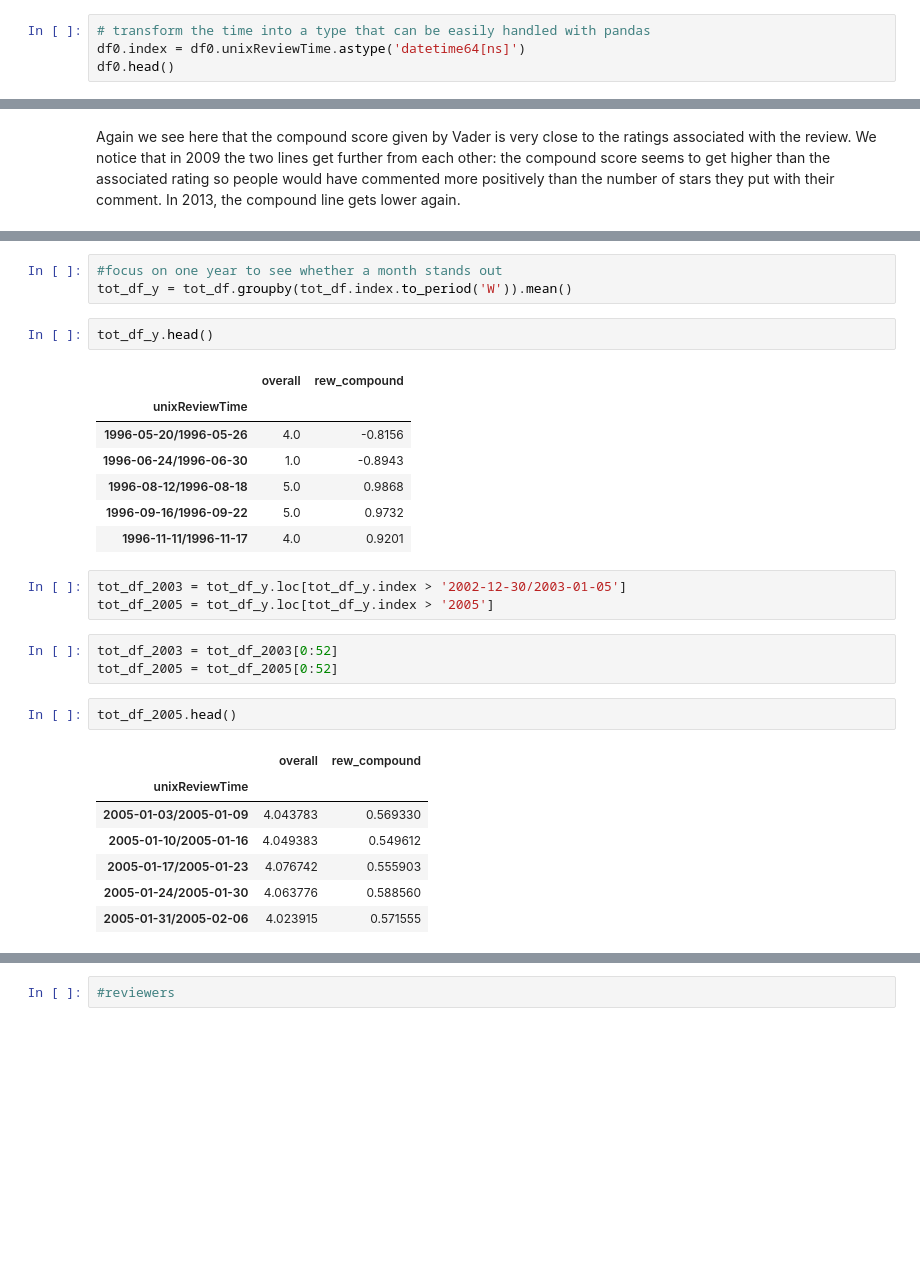
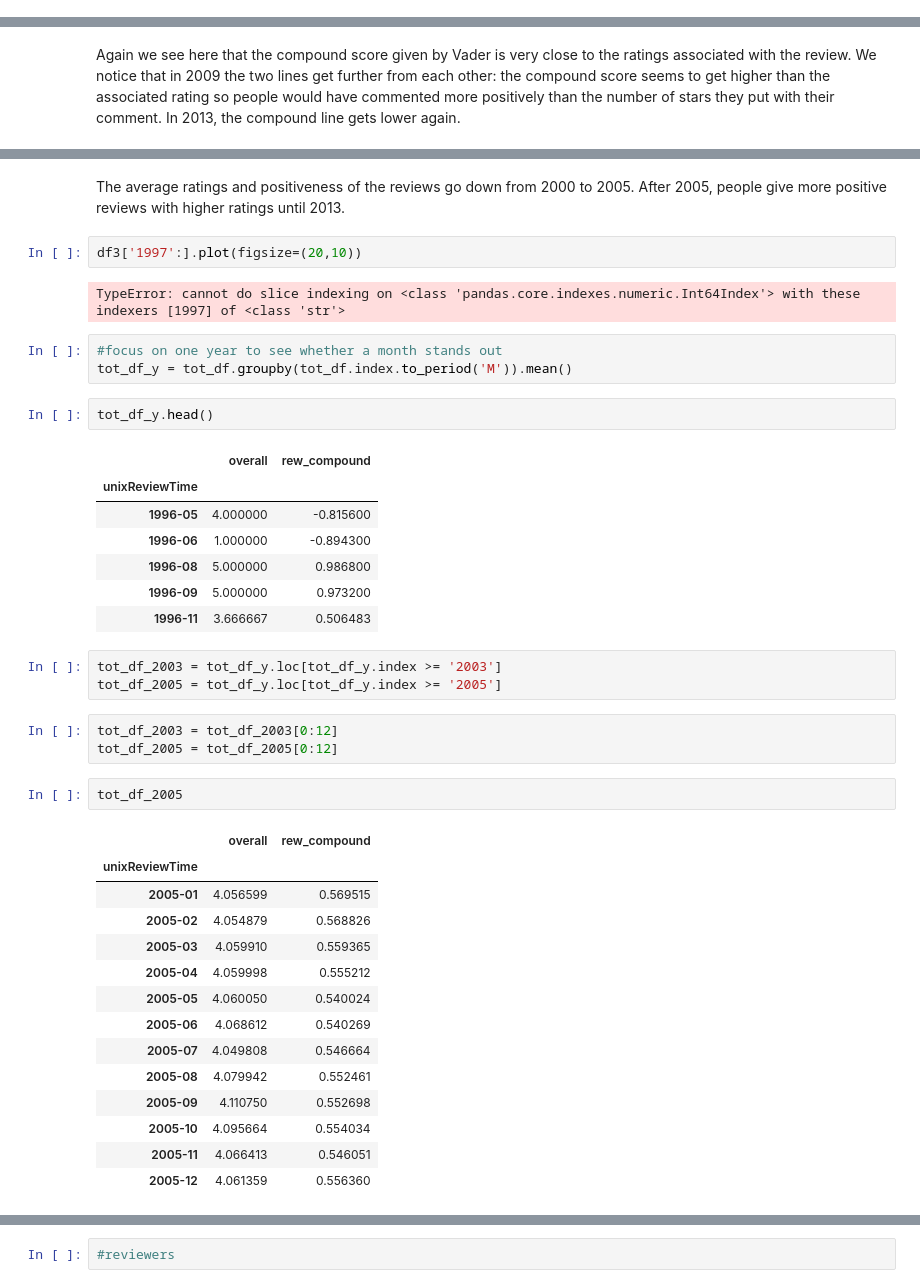
Before and after one commit to adamkozak/ADA2017-project, a Jupyter notebook: Project/Data_processing_milestone3.ipynb, the cells around one changed output, grey strips where cells are left out. Saved outputs shown, nothing was run; the diff lists cells and outputs as text; blank space fills up the shorter version.

```diff
--- a/Project/Data_processing_milestone3.ipynb
+++ b/Project/Data_processing_milestone3.ipynb
@@ -955,7 +955,3 @@ df0.head()
 | 4 | 000100039X | 2002-10-07 02:00:00 | A2XQ5LZHTD4AFT | 5.0 | 0.9800 |
 # %% [markdown]
 In this table, the asin is the Amazon code for a special book. Each line correspond to a review where the asin is the book reviewed, the unixReviewTime is the time at which the comment was posted, the reviewerID is the ID of the reviewer, the overall score is the rating given by the user with the comment and the rew_compound is the Vader score calculated by inputting the review in the Vader sentimental analysis algorithm.
-# %%
-# transform the time into a type that can be easily handled with pandas
-df0.index = df0.unixReviewTime.astype('datetime64[ns]')
-df0.head()
@@ -1050,32 +1117,45 @@ Again we see here that the compound score given by Vader is very close to the ra
+# %% [markdown]
+The average ratings and positiveness of the reviews go down from 2000 to 2005. After 2005, people give more positive reviews with higher ratings until 2013.
+# %%
+df3['1997':].plot(figsize=(20,10))
+# %% [output]
+TypeError: cannot do slice indexing on <class 'pandas.core.indexes.numeric.Int64Index'> with these indexers [1997] of <class 'str'>
 # %%
 #focus on one year to see whether a month stands out
-tot_df_y = tot_df.groupby(tot_df.index.to_period('W')).mean()
+tot_df_y = tot_df.groupby(tot_df.index.to_period('M')).mean()
 # %%
 tot_df_y.head()
 # %% [output]
 |  | overall | rew_compound |
 | unixReviewTime |  |  |
-| 1996-05-20/1996-05-26 | 4.0 | -0.8156 |
-| 1996-06-24/1996-06-30 | 1.0 | -0.8943 |
-| 1996-08-12/1996-08-18 | 5.0 | 0.9868 |
-| 1996-09-16/1996-09-22 | 5.0 | 0.9732 |
-| 1996-11-11/1996-11-17 | 4.0 | 0.9201 |
+| 1996-05 | 4.000000 | -0.815600 |
+| 1996-06 | 1.000000 | -0.894300 |
+| 1996-08 | 5.000000 | 0.986800 |
+| 1996-09 | 5.000000 | 0.973200 |
+| 1996-11 | 3.666667 | 0.506483 |
 # %%
-tot_df_2003 = tot_df_y.loc[tot_df_y.index > '2002-12-30/2003-01-05']
-tot_df_2005 = tot_df_y.loc[tot_df_y.index > '2005']
+tot_df_2003 = tot_df_y.loc[tot_df_y.index >= '2003']
+tot_df_2005 = tot_df_y.loc[tot_df_y.index >= '2005']
 # %%
-tot_df_2003 = tot_df_2003[0:52]
-tot_df_2005 = tot_df_2005[0:52]
+tot_df_2003 = tot_df_2003[0:12]
+tot_df_2005 = tot_df_2005[0:12]
 # %%
-tot_df_2005.head()
+tot_df_2005
 # %% [output]
 |  | overall | rew_compound |
 | unixReviewTime |  |  |
-| 2005-01-03/2005-01-09 | 4.043783 | 0.569330 |
-| 2005-01-10/2005-01-16 | 4.049383 | 0.549612 |
-| 2005-01-17/2005-01-23 | 4.076742 | 0.555903 |
-| 2005-01-24/2005-01-30 | 4.063776 | 0.588560 |
-| 2005-01-31/2005-02-06 | 4.023915 | 0.571555 |
+| 2005-01 | 4.056599 | 0.569515 |
+| 2005-02 | 4.054879 | 0.568826 |
+| 2005-03 | 4.059910 | 0.559365 |
+| 2005-04 | 4.059998 | 0.555212 |
+| 2005-05 | 4.060050 | 0.540024 |
+| 2005-06 | 4.068612 | 0.540269 |
+| 2005-07 | 4.049808 | 0.546664 |
+| 2005-08 | 4.079942 | 0.552461 |
+| 2005-09 | 4.110750 | 0.552698 |
+| 2005-10 | 4.095664 | 0.554034 |
+| 2005-11 | 4.066413 | 0.546051 |
+| 2005-12 | 4.061359 | 0.556360 |
 # %%
 
 tot_df_2003[['overall']].plot(figsize=(20,7))
```
Also changed, not shown: parts of 30 cells of this notebook.
